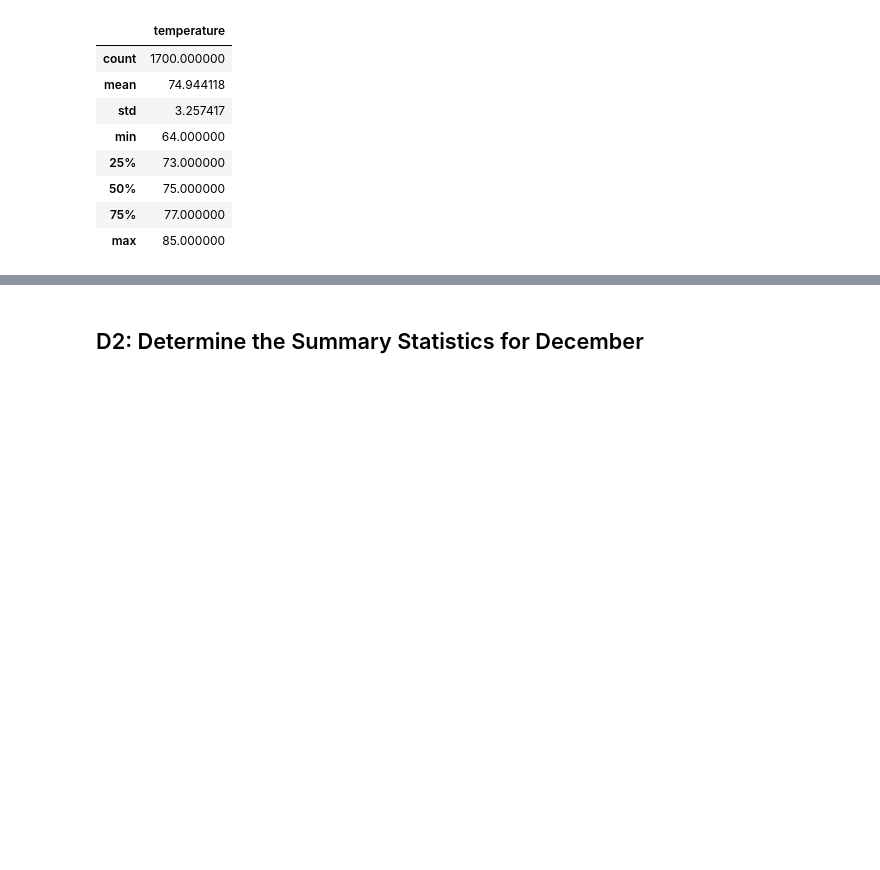
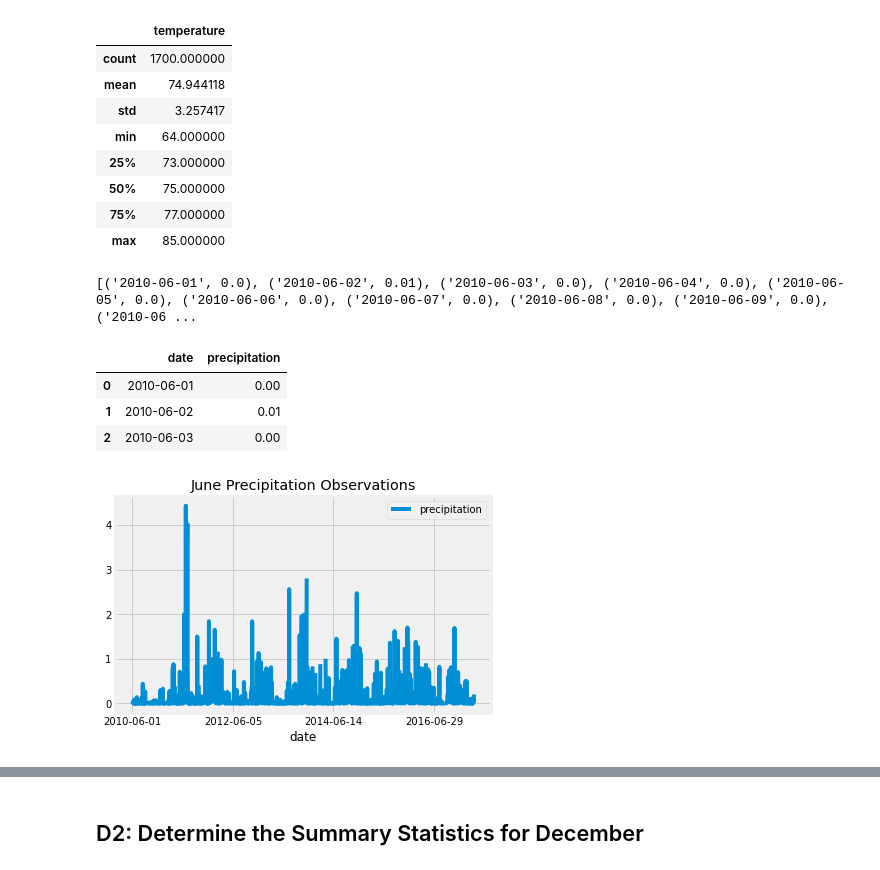
Before and after one commit to harg74/Surf-s_Up, a Jupyter notebook: SurfsUp_Challenge.ipynb, the cells around one changed output, grey strips where cells are left out. Saved outputs shown, nothing was run; the diff lists cells and outputs as text; code cells hidden in the pictures; blank space fills up the shorter version.

```diff
--- a/SurfsUp_Challenge.ipynb
+++ b/SurfsUp_Challenge.ipynb
@@ -80,3 +80,30 @@ temp_june_df.describe()
 | 50% | 75.000000 |
 | 75% | 77.000000 |
 | max | 85.000000 |
+# %%
+# Additional query that filters the precipitation table to retrieve the temperatures for the month of June.
+prcp_june=session.query(Measurement.date, Measurement.prcp).filter(extract('month', Measurement.date) == 6).all()
+# %%
+print(prcp_june)
+# %% [output]
+[('2010-06-01', 0.0), ('2010-06-02', 0.01), ('2010-06-03', 0.0), ('2010-06-04', 0.0), ('2010-06-05', 0.0), ('2010-06-06', 0.0), ('2010-06-07', 0.0), ('2010-06-08', 0.0), ('2010-06-09', 0.0), ('2010-06 ...
+# %%
+prcp_june_df=pd.DataFrame(prcp_june, columns=['date', 'precipitation'])
+prcp_june_df.head(3)
+# %% [output]
+|  | date | precipitation |
+| 0 | 2010-06-01 | 0.00 |
+| 1 | 2010-06-02 | 0.01 |
+| 2 | 2010-06-03 | 0.00 |
+# %%
+prcp_june_df.set_index(prcp_june_df['date'], inplace=True)
+prcp_june_df.to_string(index=False)
+prcp_june_df = prcp_june_df.sort_index()
+prcp_june_df.to_string(index=False)
+
+prcp_june_df.plot()
+plt.title('June Precipitation Observations')
+plt.locator_params(nbins=5)
+plt.show()
+# %% [output]
+[figure, added]
```
Also changed, not shown: parts of 10 cells of this notebook.
